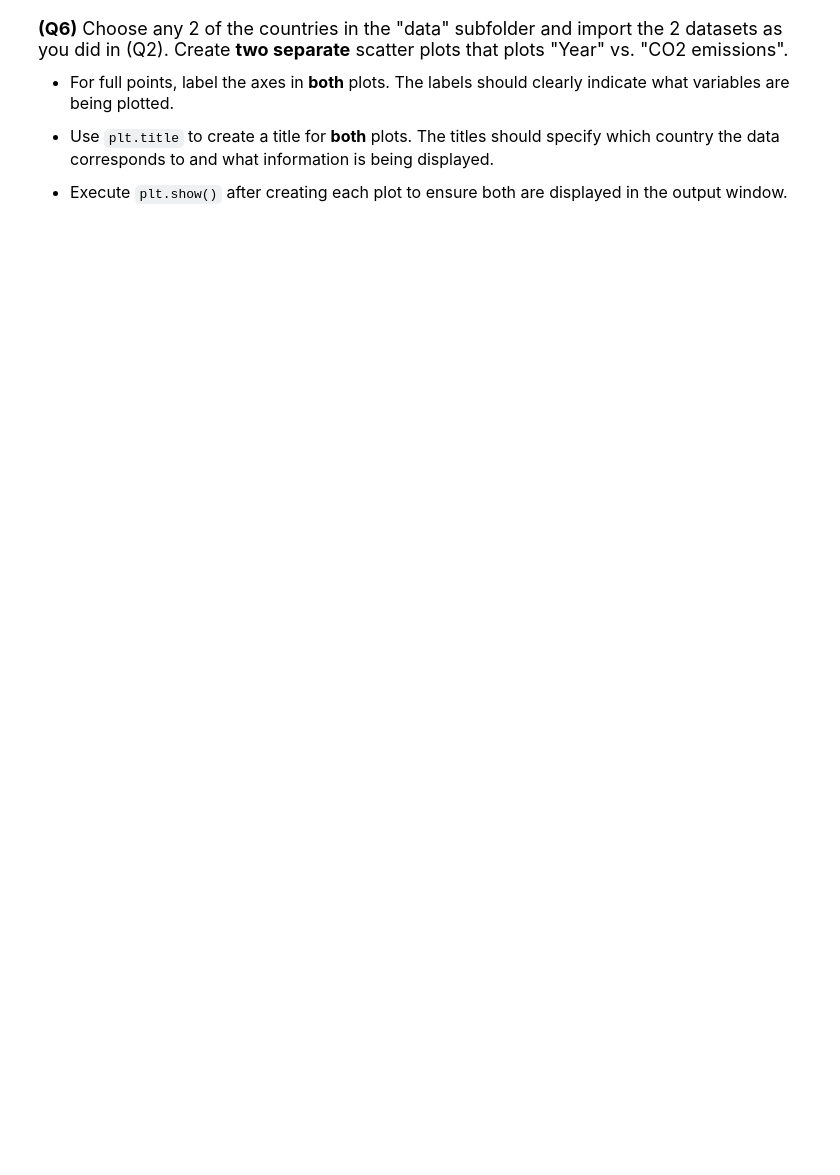
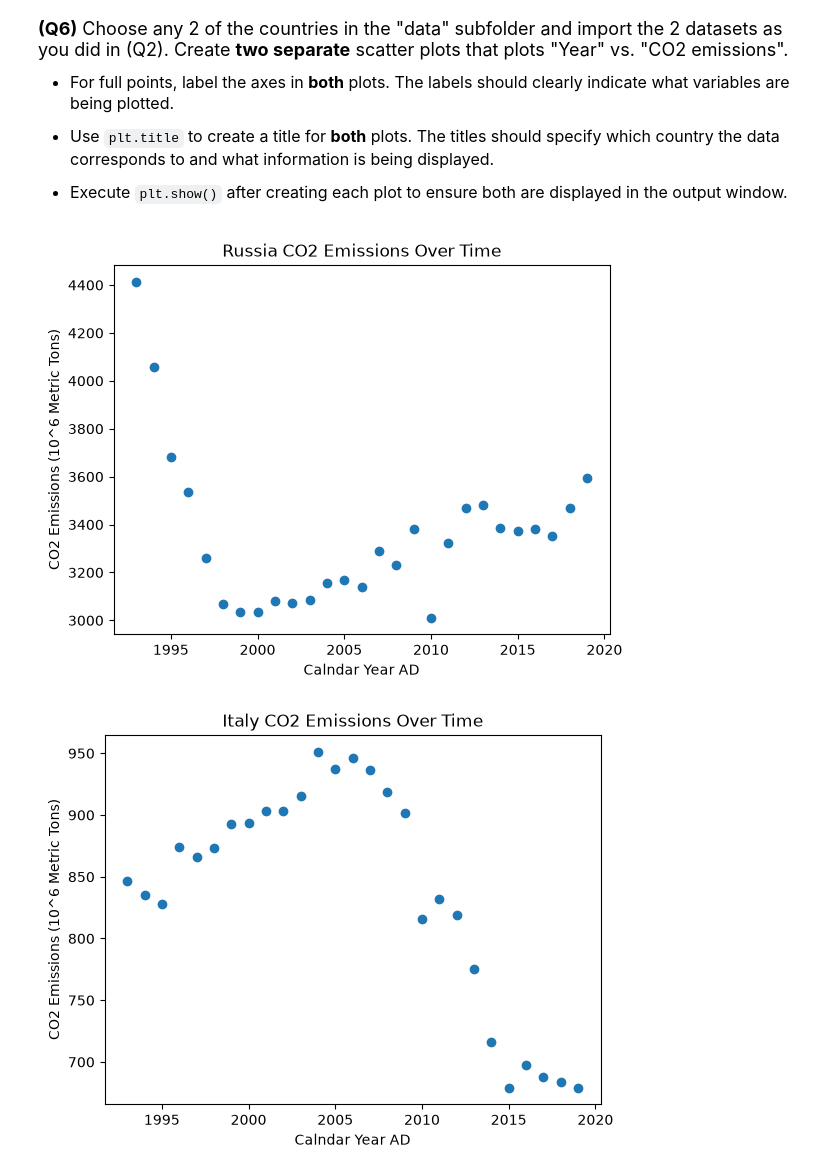
Before and after one commit to Derek-FG/datasci151fall2026, a Jupyter notebook: _assignments/assignment_2/Assignment2.ipynb, the cells around one changed output. Saved outputs shown, nothing was run; the diff lists cells and outputs as text; code cells hidden in the pictures; blank space fills up the shorter version.

```diff
--- a/_assignments/assignment_2/Assignment2.ipynb
+++ b/_assignments/assignment_2/Assignment2.ipynb
@@ -157,0 +182,19 @@ us_emissions["CO2_emission"].describe()
+# %%
+def scatter_writer(pandas_df, country:str):
+    plt.scatter(x=pandas_df['Year'], y=pandas_df['CO2_emission'])
+    plt.xlabel('Calndar Year AD')
+    plt.ylabel('CO2 Emissions (10^6 Metric Tons)')
+    plt.title(f'{country.capitalize()} CO2 Emissions Over Time')
+    plt.show()
+# %%
+# Write your answer
+russia_emissions=pd.read_csv('data/russia_emission.csv')
+italy_emissions=pd.read_csv('data/italy_emission.csv')
+
+#display(russia_emissions.columns.to_list())
+
+scatter_writer(russia_emissions,'rUssia')
+scatter_writer(italy_emissions, "italy")
+# %% [output]
+[figure, added]
+[figure, added]
```
Also changed, not shown: parts of 4 cells of this notebook.
